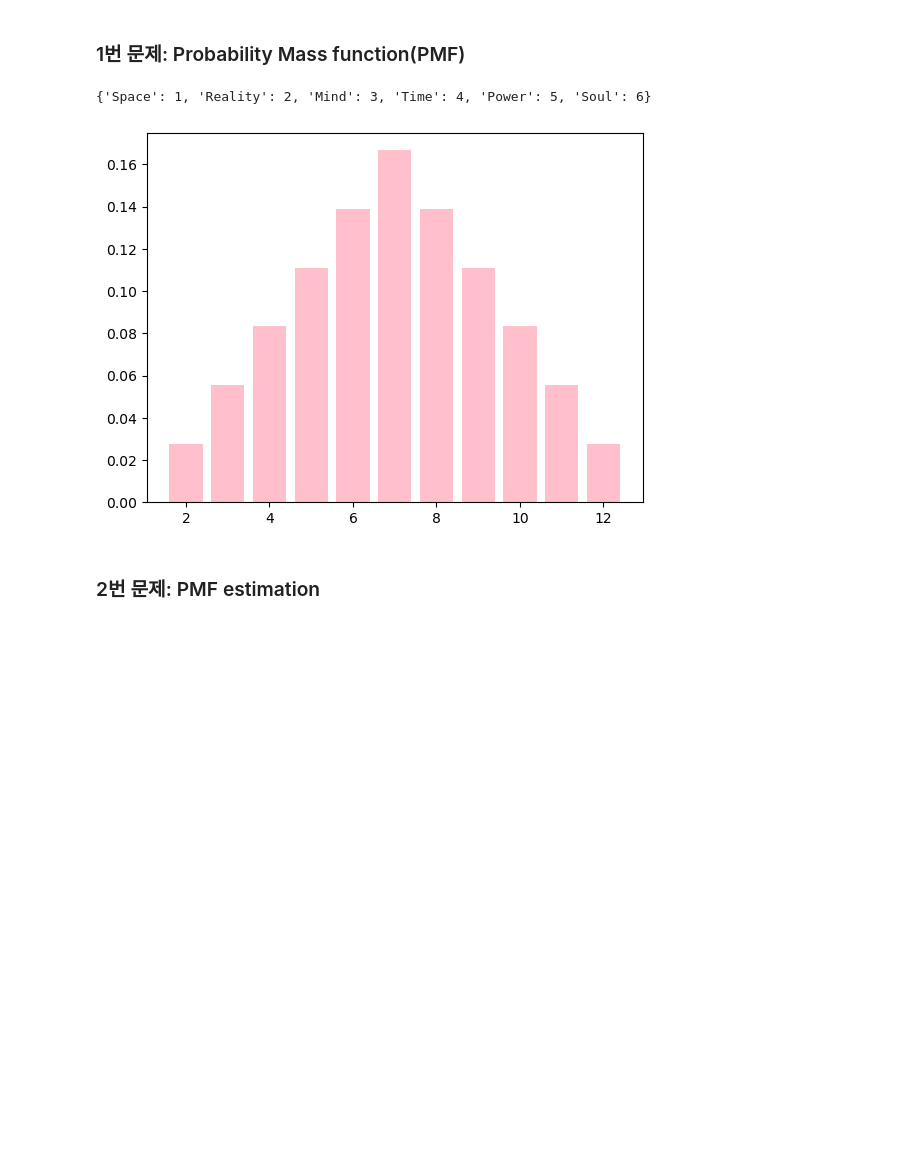
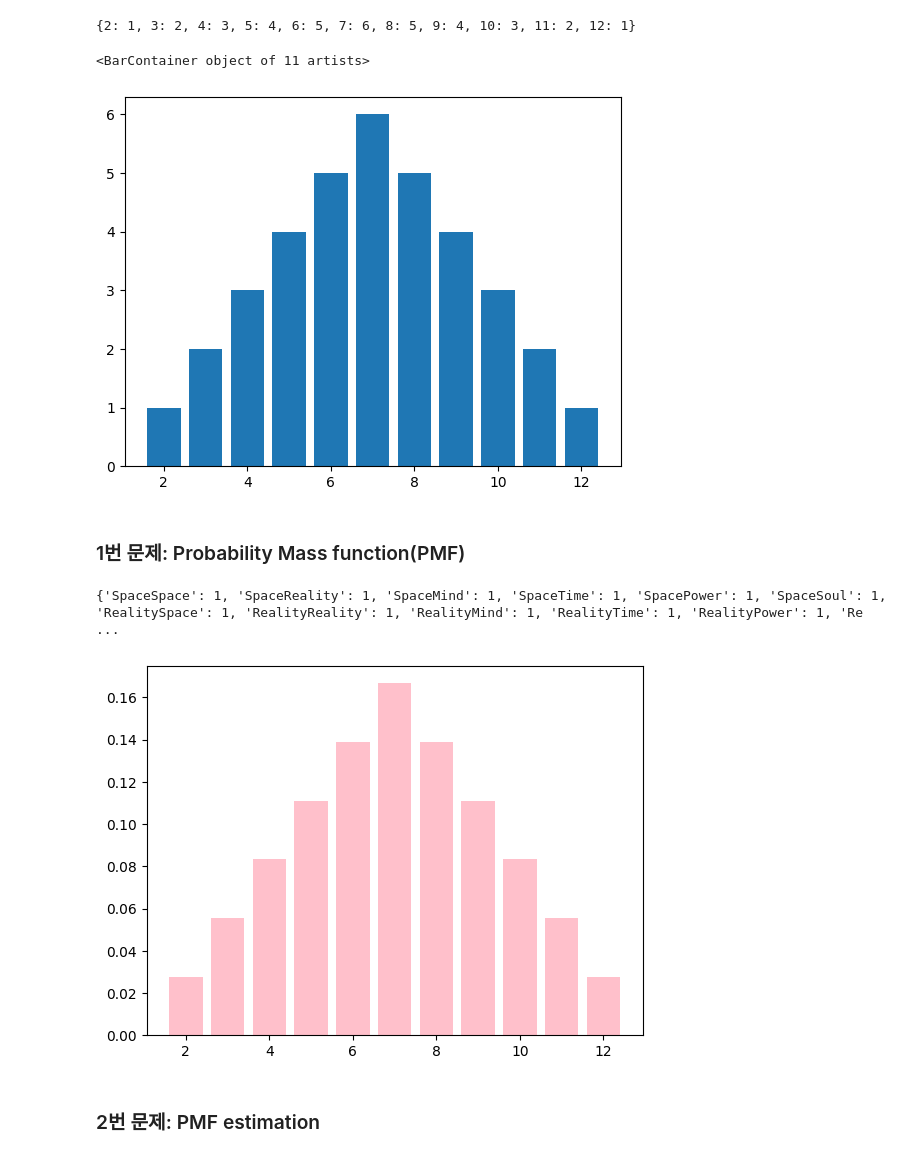
Before and after one commit to minseok1217/-CSE522-Artificial-Intelligence-Basic-with-Practice, a Jupyter notebook: 8/2020136016_김민석.ipynb, the cells around one changed output. Drawn from its saved outputs; the diff is of its cells as text; code cells hidden in the pictures; blank space fills up the shorter version.

```diff
--- a/8/2020136016_김민석.ipynb
+++ b/8/2020136016_김민석.ipynb
@@ -4,18 +37,34 @@ import matplotlib.pyplot as plt
+# %%
+stones = ['Space', 'Reality', 'Mind', 'Time', 'Power', 'Soul']
+stones_scores = dict(zip(stones, range(1, 7)))
+aaaa = Counter()
+for k, v in stones_scores.items():
+    for k_, v_ in stones_scores.items():
+        aaaa.increment(v+v_, 1)
+print(aaaa)
+plt.bar(aaaa.keys(), aaaa.values())
+# %% [output]
+{2: 1, 3: 2, 4: 3, 5: 4, 6: 5, 7: 6, 8: 5, 9: 4, 10: 3, 11: 2, 12: 1}
+<BarContainer object of 11 artists>
+[figure, added]
 # %% [markdown]
 ### 1번 문제: Probability Mass function(PMF)
 # %%
 stones = ['Space', 'Reality', 'Mind', 'Time', 'Power', 'Soul']
 stones_scores = dict(zip(stones, range(1, 7))) # {'Space': 1, 'Reality': 2, 'Mind': 3, 'Time': 4, 'Power': 5, 'Soul': 6}
-print(stones_scores)
+# print(stones_scores)
 # print(stones_scores[])
 
 ### start ###
 score = [ 0 for _ in  range(13) ]
 # print(score)
 
+r = Counter()
+
 for i in stones:
     for j in stones:
-        score[stones_scores[i] + stones_scores[j]] += 1
+        r.increment(i+j, 1)
+        score[stones_scores[i]+stones_scores[j]] += 1
 
 sum = 0
 x = []
@@ -28,10 +77,12 @@ for i in range(len(score)):
 for i in x:
     y.append(score[i]/sum)
 
+print(r)
+
 plt.bar(x,y, color = 'pink')
 plt.show()
 # %% [output]
-{'Space': 1, 'Reality': 2, 'Mind': 3, 'Time': 4, 'Power': 5, 'Soul': 6}
+{'SpaceSpace': 1, 'SpaceReality': 1, 'SpaceMind': 1, 'SpaceTime': 1, 'SpacePower': 1, 'SpaceSoul': 1, 'RealitySpace': 1, 'RealityReality': 1, 'RealityMind': 1, 'RealityTime': 1, 'RealityPower': 1, 'Re ...
 [figure]
 # %% [markdown]
 ### 2번 문제: PMF estimation
```
Also changed, not shown: parts of 6 cells of this notebook, 5 other files.
